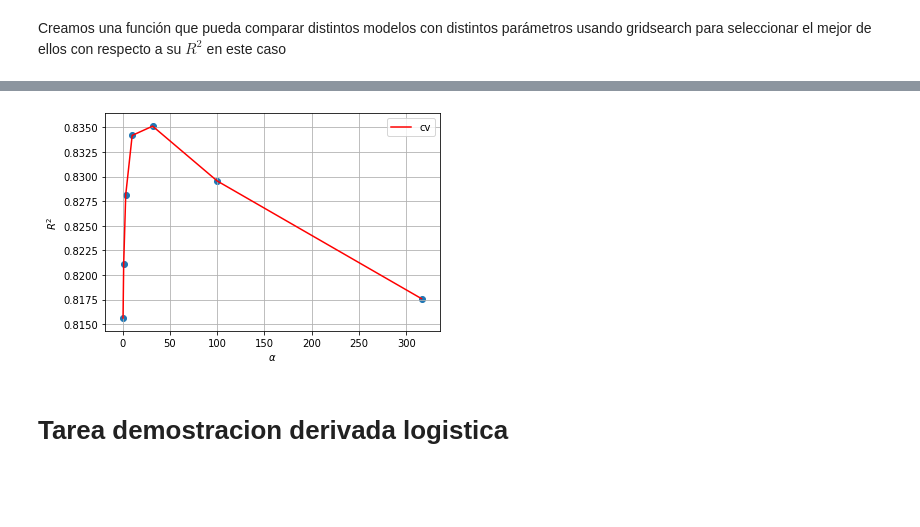
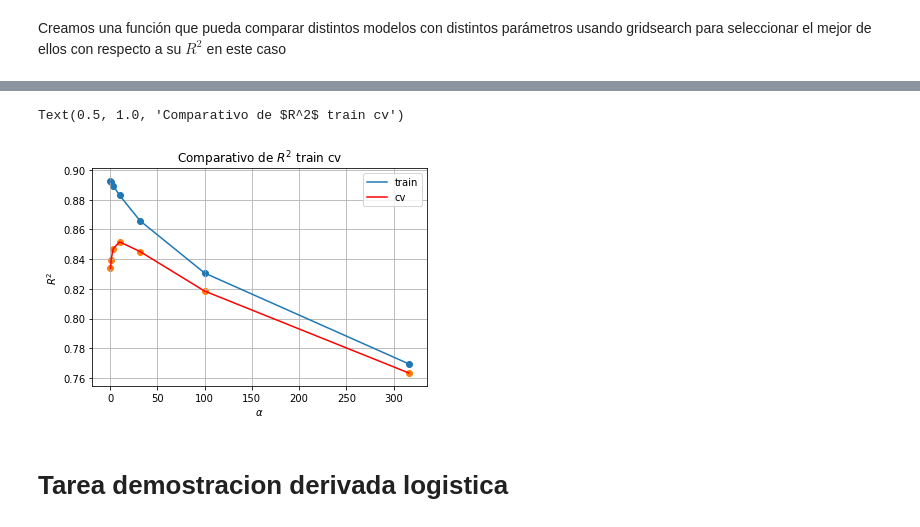
Before and after one commit to abraham314/DSML_m4, a Jupyter notebook: tarea2_f_2.ipynb, the cells around one changed output, grey strips where cells are left out. Saved outputs shown, nothing was run; the diff lists cells and outputs as text; code cells hidden in the pictures; blank space fills up the shorter version.

```diff
--- a/tarea2_f_2.ipynb
+++ b/tarea2_f_2.ipynb
@@ -213,8 +257,7 @@ numeric_transformer1 = Pipeline(steps=[
     ('scaler', StandardScaler())])
 
 numeric_transformer2 = Pipeline(steps=[
-    ('imputer', SimpleImputer(strategy='median')),
-    ('scaler', MinMaxScaler()),("pca",PCA(n_components=20))])
+    ('imputer', SimpleImputer(strategy='median')),('trans',MultiColumnLogTrans())])
 # %% [markdown]
 **Pipelines para categóricas**
 # %%
@@ -230,7 +273,7 @@ categorical_transformer2 = Pipeline(steps=[
 # %%
 preprocessor = ColumnTransformer(
     transformers=[
-        ('num', numeric_transformer1, numeric_features),
+        ('num', numeric_transformer2, numeric_features),
         ('cat', categorical_transformer1, categorical_features)])
 # %% [markdown]
 # Data Partition
@@ -280,7 +323,7 @@ def magic_loop(X_train, y_train,models_to_run=['Lasso','Ridge','LR']):
     pipe = Pipeline([("preprocessor", preprocessor),('classifier', classifier[models_to_run[0]])])
 
 
-    clf = GridSearchCV(pipe, search_space, cv=10, verbose=3,scoring='r2',n_jobs=4)
+    clf = GridSearchCV(pipe, search_space, cv=10, verbose=3,scoring='r2',n_jobs=4,return_train_score=True)
 
     #ajustamos el mejor modelo
     best_model = clf.fit(X_train, y_train)#ajustamos con el X?train
@@ -332,18 +375,20 @@ alphas = [0.1 * 10 ** (i/2) for i in range(1, 8)]
 #cvres["mean_test_score"][10:17]
 # %%
 #cvres = gsearch.cv_results_
-#train_score = np.sqrt(-cvres["mean_train_score"])
+train_score = cvres["mean_train_score"][10:17]
 test_score = cvres["mean_test_score"][10:17]
 
-#plt.plot(alphas, train_score, label="train")
-#plt.scatter(alphas, train_score)
+plt.plot(alphas, train_score, label="train")
+plt.scatter(alphas, train_score)
 plt.plot(alphas, test_score, label="cv",color="r")
 plt.scatter(alphas, test_score)
 plt.xlabel(r"$\alpha$")
 plt.ylabel(r"$R^2$")
 plt.legend(); plt.grid();
+plt.title(r"Comparativo de $R^2$ train cv")
 # %% [output]
+Text(0.5, 1.0, 'Comparativo de $R^2$ train cv')
-[figure, old version]
+[figure, new version]
 # %% [markdown]
 # Tarea demostracion derivada logistica
 # %% [markdown]
```
Also changed, not shown: parts of 7 cells of this notebook.
